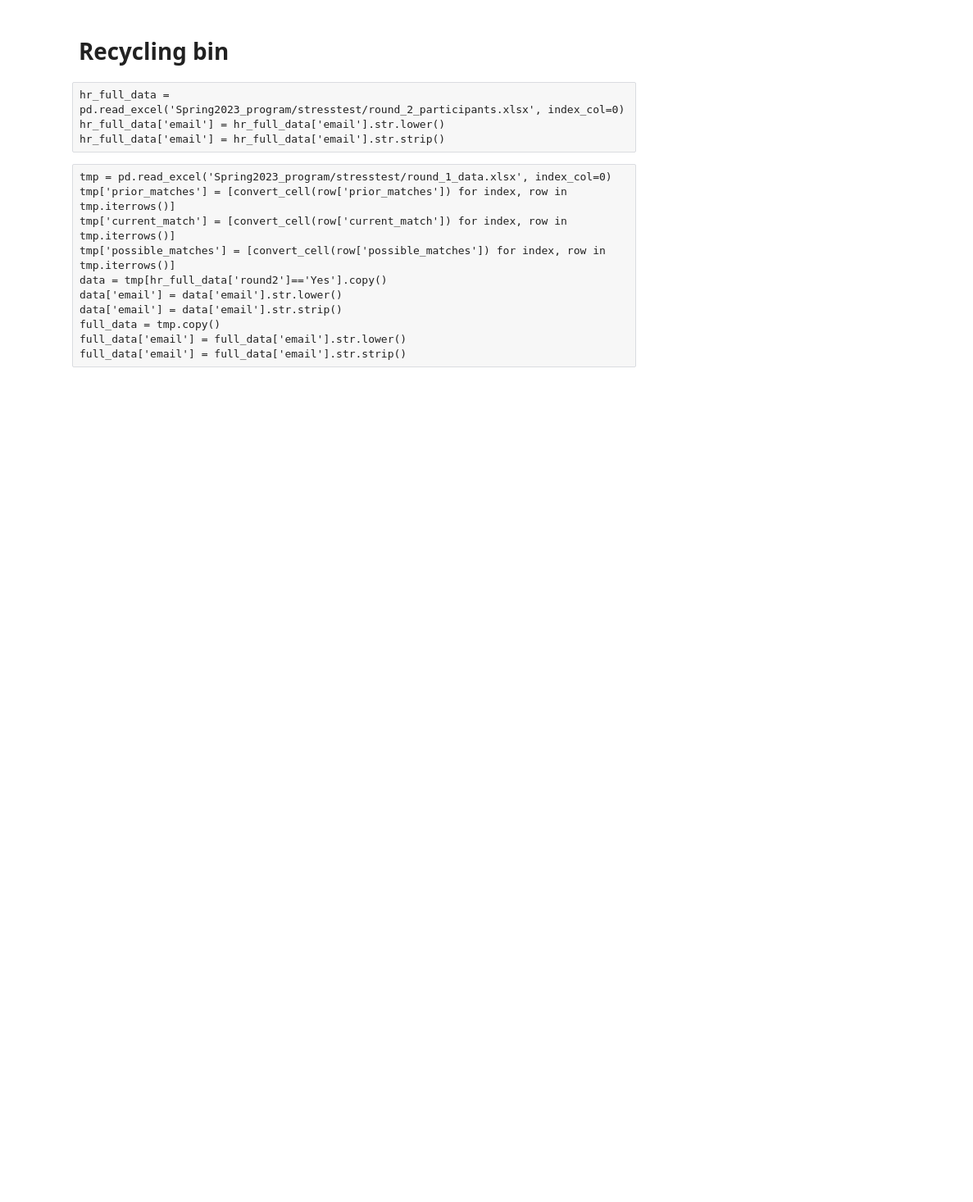
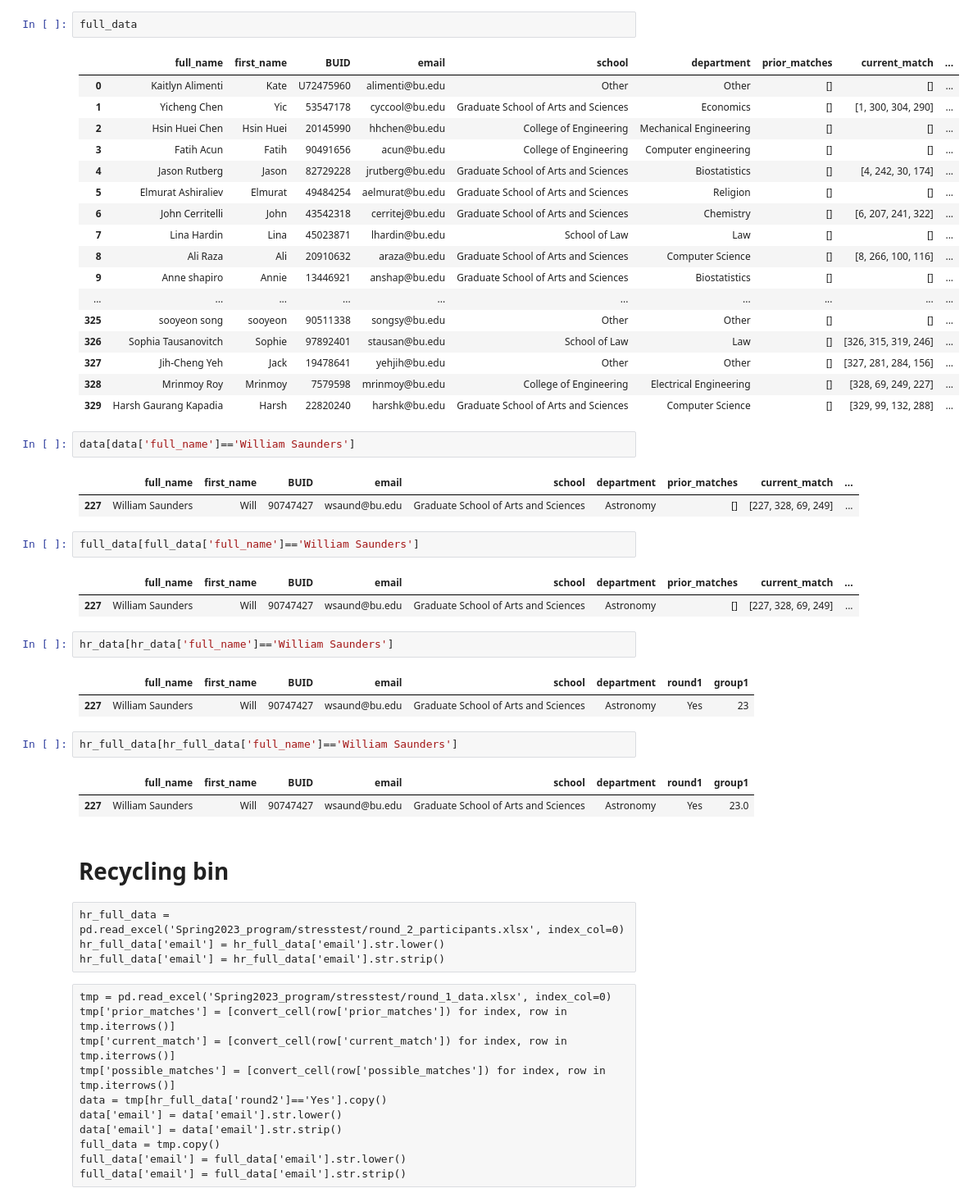
Before and after one commit to williamsaunders/BU_grad_trios, a Jupyter notebook: BU-grad-matches.ipynb, the cells around one changed output. Shown: that part at 82% size. Saved outputs shown, nothing was run; the diff lists cells and outputs as text; blank space fills up the shorter version.

Commit message:
round 1 of spring 23 program

```diff
--- a/BU-grad-matches.ipynb
+++ b/BU-grad-matches.ipynb
@@ -510,3 +516,43 @@ round 2 match created
+# %%
+full_data
+# %% [output]
+|  | full_name | first_name | BUID | email | school | department | prior_matches | current_match | ... |
+| 0 | Kaitlyn Alimenti | Kate | U72475960 | alimenti@bu.edu | Other | Other | [] | [] | ... |
+| 1 | Yicheng Chen | Yic | 53547178 | cyccool@bu.edu | Graduate School of Arts and Sciences | Economics | [] | [1, 300, 304, 290] | ... |
+| 2 | Hsin Huei Chen | Hsin Huei | 20145990 | hhchen@bu.edu | College of Engineering | Mechanical Engineering | [] | [] | ... |
+| 3 | Fatih Acun | Fatih | 90491656 | acun@bu.edu | College of Engineering | Computer engineering | [] | [] | ... |
+| 4 | Jason Rutberg | Jason | 82729228 | jrutberg@bu.edu | Graduate School of Arts and Sciences | Biostatistics | [] | [4, 242, 30, 174] | ... |
+| 5 | Elmurat Ashiraliev | Elmurat | 49484254 | aelmurat@bu.edu | Graduate School of Arts and Sciences | Religion | [] | [] | ... |
+| 6 | John Cerritelli | John | 43542318 | cerritej@bu.edu | Graduate School of Arts and Sciences | Chemistry | [] | [6, 207, 241, 322] | ... |
+| 7 | Lina Hardin | Lina | 45023871 | lhardin@bu.edu | School of Law | Law | [] | [] | ... |
+| 8 | Ali Raza | Ali | 20910632 | araza@bu.edu | Graduate School of Arts and Sciences | Computer Science | [] | [8, 266, 100, 116] | ... |
+| 9 | Anne shapiro | Annie | 13446921 | anshap@bu.edu | Graduate School of Arts and Sciences | Biostatistics | [] | [] | ... |
+| ... | ... | ... | ... | ... | ... | ... | ... | ... | ... |
+| 325 | sooyeon song | sooyeon | 90511338 | songsy@bu.edu | Other | Other | [] | [] | ... |
+| 326 | Sophia Tausanovitch | Sophie | 97892401 | stausan@bu.edu | School of Law | Law | [] | [326, 315, 319, 246] | ... |
+| 327 | Jih-Cheng Yeh | Jack | 19478641 | yehjih@bu.edu | Other | Other | [] | [327, 281, 284, 156] | ... |
+| 328 | Mrinmoy Roy | Mrinmoy | 7579598 | mrinmoy@bu.edu | College of Engineering | Electrical Engineering | [] | [328, 69, 249, 227] | ... |
+| 329 | Harsh Gaurang Kapadia | Harsh | 22820240 | harshk@bu.edu | Graduate School of Arts and Sciences | Computer Science | [] | [329, 99, 132, 288] | ... |
+# %%
+data[data['full_name']=='William Saunders']
+# %% [output]
+|  | full_name | first_name | BUID | email | school | department | prior_matches | current_match | ... |
+| 227 | William Saunders | Will | 90747427 | wsaund@bu.edu | Graduate School of Arts and Sciences | Astronomy | [] | [227, 328, 69, 249] | ... |
+# %%
+full_data[full_data['full_name']=='William Saunders']
+# %% [output]
+|  | full_name | first_name | BUID | email | school | department | prior_matches | current_match | ... |
+| 227 | William Saunders | Will | 90747427 | wsaund@bu.edu | Graduate School of Arts and Sciences | Astronomy | [] | [227, 328, 69, 249] | ... |
+# %%
+hr_data[hr_data['full_name']=='William Saunders']
+# %% [output]
+|  | full_name | first_name | BUID | email | school | department | round1 | group1 |
+| 227 | William Saunders | Will | 90747427 | wsaund@bu.edu | Graduate School of Arts and Sciences | Astronomy | Yes | 23 |
+# %%
+hr_full_data[hr_full_data['full_name']=='William Saunders']
+# %% [output]
+|  | full_name | first_name | BUID | email | school | department | round1 | group1 |
+| 227 | William Saunders | Will | 90747427 | wsaund@bu.edu | Graduate School of Arts and Sciences | Astronomy | Yes | 23.0 |
 # %% [markdown]
 # Recycling bin
 # %% [raw]
```
Also changed, not shown: parts of 4 cells of this notebook, 13 other files.
